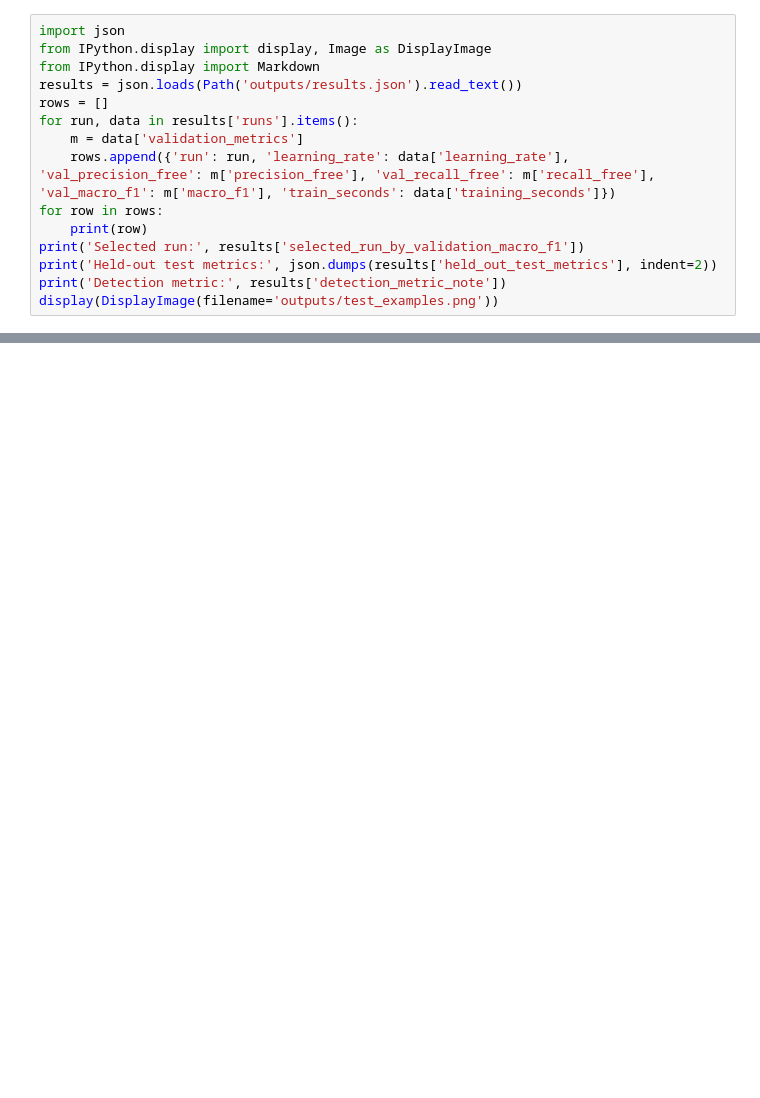
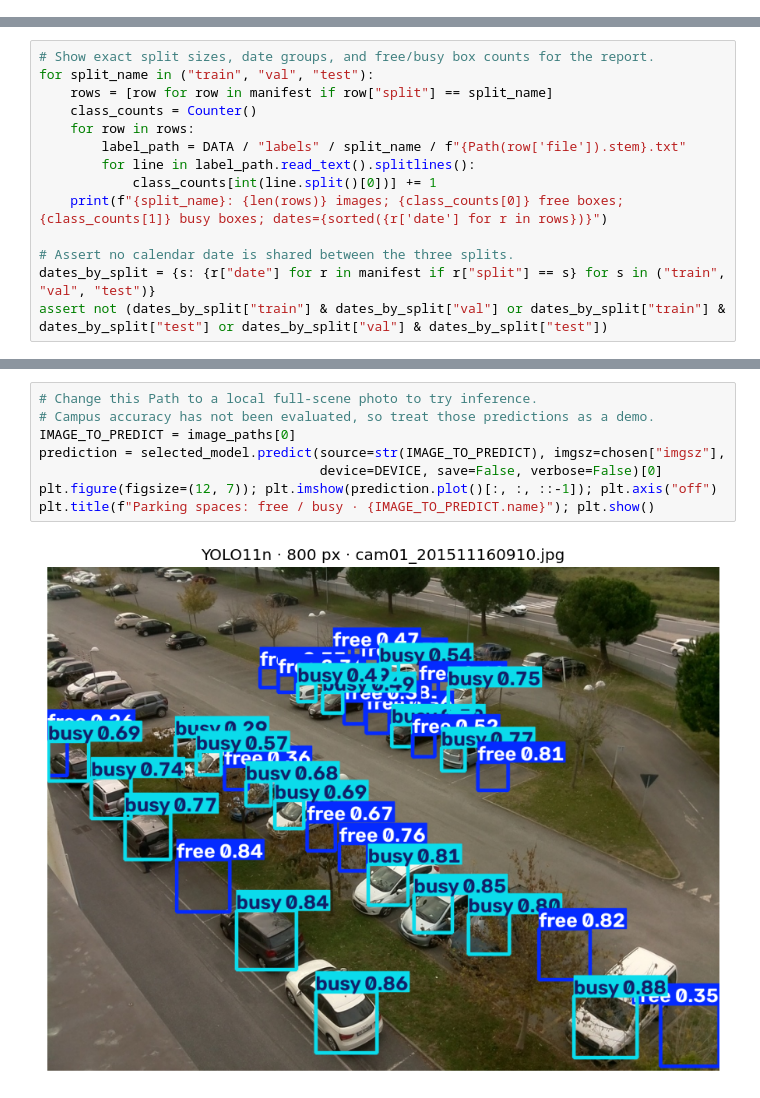
Before and after one commit to Alihansagat/Deep-Learning, a Jupyter notebook: Project_Parking/1.ipynb, the cells around one changed output, grey strips where cells are left out. Drawn from its saved outputs; the diff is of its cells as text; blank space fills up the shorter version.

Commit message:
Complete parking occupancy YOLO project

```diff
--- a/Project_Parking/1.ipynb
+++ b/Project_Parking/1.ipynb
@@ -75,15 +0,0 @@ The code evaluates the selected checkpoint on the held-out test set only after c
-# %%
-import json
-from IPython.display import display, Image as DisplayImage
-from IPython.display import Markdown
-results = json.loads(Path('outputs/results.json').read_text())
-rows = []
-for run, data in results['runs'].items():
-    m = data['validation_metrics']
-    rows.append({'run': run, 'learning_rate': data['learning_rate'], 'val_precision_free': m['precision_free'], 'val_recall_free': m['recall_free'], 'val_macro_f1': m['macro_f1'], 'train_seconds': data['training_seconds']})
-for row in rows:
-    print(row)
-print('Selected run:', results['selected_run_by_validation_macro_f1'])
-print('Held-out test metrics:', json.dumps(results['held_out_test_metrics'], indent=2))
-print('Detection metric:', results['detection_metric_note'])
-display(DisplayImage(filename='outputs/test_examples.png'))
@@ -89,0 +137,14 @@ display(DisplayImage(filename='outputs/test_examples.png'))
+# %%
+# Show exact split sizes, date groups, and free/busy box counts for the report.
+for split_name in ("train", "val", "test"):
+    rows = [row for row in manifest if row["split"] == split_name]
+    class_counts = Counter()
+    for row in rows:
+        label_path = DATA / "labels" / split_name / f"{Path(row['file']).stem}.txt"
+        for line in label_path.read_text().splitlines():
+            class_counts[int(line.split()[0])] += 1
+    print(f"{split_name}: {len(rows)} images; {class_counts[0]} free boxes; {class_counts[1]} busy boxes; dates={sorted({r['date'] for r in rows})}")
+
+# Assert no calendar date is shared between the three splits.
+dates_by_split = {s: {r["date"] for r in manifest if r["split"] == s} for s in ("train", "val", "test")}
+assert not (dates_by_split["train"] & dates_by_split["val"] or dates_by_split["train"] & dates_by_split["test"] or dates_by_split["val"] & dates_by_split["test"])
@@ -89,0 +293,10 @@ display(DisplayImage(filename='outputs/test_examples.png'))
+# %%
+# Change this Path to a local full-scene photo to try inference.
+# Campus accuracy has not been evaluated, so treat those predictions as a demo.
+IMAGE_TO_PREDICT = image_paths[0]
+prediction = selected_model.predict(source=str(IMAGE_TO_PREDICT), imgsz=chosen["imgsz"],
+                                    device=DEVICE, save=False, verbose=False)[0]
+plt.figure(figsize=(12, 7)); plt.imshow(prediction.plot()[:, :, ::-1]); plt.axis("off")
+plt.title(f"Parking spaces: free / busy · {IMAGE_TO_PREDICT.name}"); plt.show()
+# %% [output]
+[figure, added]
```
Also changed, not shown: parts of 21 cells of this notebook, 24 other files.
